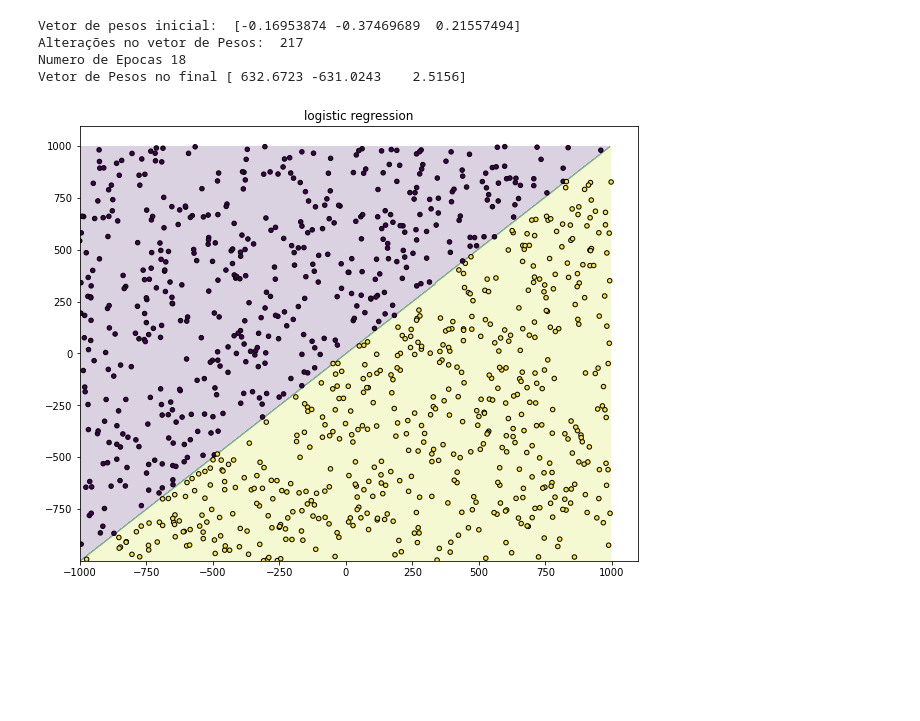
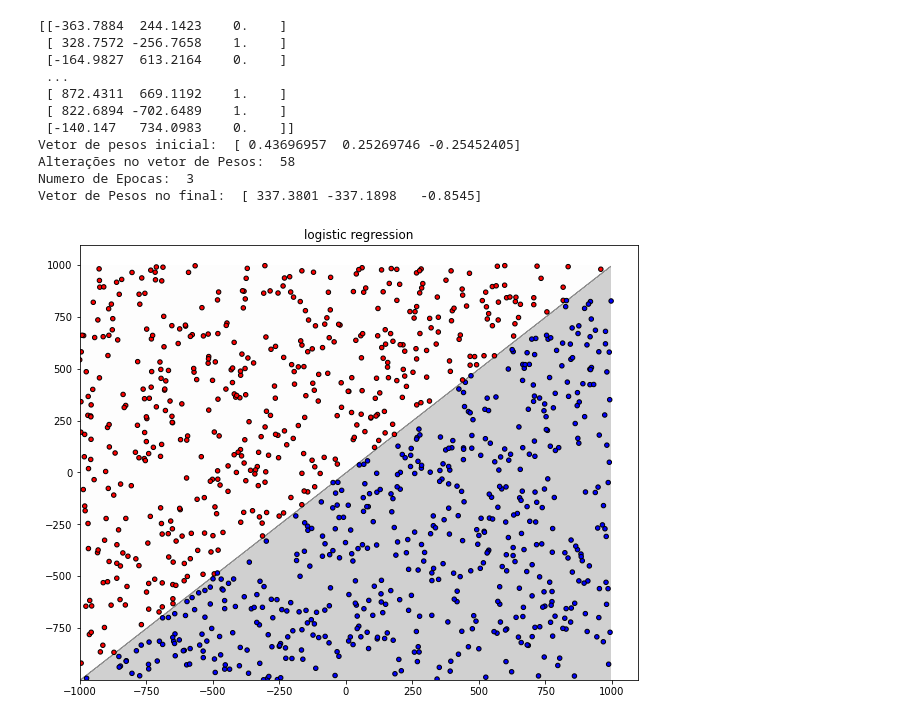
Before and after one commit to LucasLima21/perceptron-redesNeurais2020, a Jupyter notebook: src/secao2_1.ipynb, the cells around one changed output. Saved outputs shown, nothing was run; the diff lists cells and outputs as text; code cells hidden in the pictures; blank space fills up the shorter version.

Commit message:
Parte 2 do projeto, falta terminar markdown

```diff
--- a/src/secao2_1.ipynb
+++ b/src/secao2_1.ipynb
@@ -8,48 +16,58 @@ with open('data/dataAll.txt', 'rb') as file:
 
 dataAll = np.frombuffer(auxFile)
 dataAll.resize((int(len(dataAll)/3)), 3)
-
 X = dataAll[...,0:2] #[[x01,x02], ...]
 y = dataAll[...,2] #[[yd0], [yd1], ...]
 
-#adicionando x_0 no x(n)
+# #adicionando x_0 no x(n)
 X = np.insert(X, 2, 1, axis=1)
 
-
+#instanciando o neuronio, inserindo apenas a taxa de aprendizado
+# e os intervalos superior e inferior dos pesos
 n = Neuron(.1, -.5, .5)
 print("Vetor de pesos inicial: ",n.weightArray)
 n.fit(X, y)
 print("Alterações no vetor de Pesos: ", n.fitCountWeight)
-print("Numero de Epocas", n.epoch)
-print("Vetor de Pesos no final", np.around(n.weightArray,4))
+print("Numero de Epocas: ", n.epoch)
+print("Vetor de Pesos no final: ", np.around(n.weightArray,4))
 x = [i for i in range(-len(dataAll),len(dataAll))]
 line = [(n.weightArray[0]/n.weightArray[1]) * i * -1  - n.weightArray[2]/n.weightArray[0] for i in x]# calcula a reta y = mx + b
 # %% [output]
-Vetor de pesos inicial:  [-0.16953874 -0.37469689  0.21557494]
-Alterações no vetor de Pesos:  217
-Numero de Epocas 18
-Vetor de Pesos no final [ 632.6723 -631.0243    2.5156]
+[[-363.7884  244.1423    0.    ]
+ [ 328.7572 -256.7658    1.    ]
+ [-164.9827  613.2164    0.    ]
+ ...
+ [ 872.4311  669.1192    1.    ]
+ [ 822.6894 -702.6489    1.    ]
+ [-140.147   734.0983    0.    ]]
+Vetor de pesos inicial:  [ 0.43696957  0.25269746 -0.25452405]
+Alterações no vetor de Pesos:  58
+Numero de Epocas:  3
+Vetor de Pesos no final:  [ 337.3801 -337.1898   -0.8545]
 # %%
 x_min, x_max = X[:, 0].min() - 0.1, X[:, 0].max() + 0.1
 y_min, y_max = X[:, 1].min() - 0.1, X[:, 1].max() + 0.1
 xx, yy = np.meshgrid(np.arange(x_min, x_max, 5),
                      np.arange(y_min, y_max, 5))
 
 f, axarr = plt.subplots(1, 1, sharex='col', sharey='row', figsize=(10, 8))
+color = np.where(y == 0, 'r', 'b')
 
 for idx, clf, tt in zip([[0,0]],
                         [n],
                         ['logistic regression']):
 
     Z = clf.predict(np.c_[xx.ravel(), yy.ravel()])
     Z = np.array(Z)
     Z = Z.reshape(xx.shape)
 
     axarr.contourf(xx, yy, Z, alpha=0.2,cmap='Greys')
-    axarr.scatter(X[:, 0], X[:, 1], c=y,
-                  s=20, edgecolor='k',cmap='Greys')
+    axarr.scatter(X[:, 0], X[:, 1], c=color, s=20, edgecolor='k',cmap='Greys')
     axarr.set_title(tt)
 
+f.savefig('graph1.png')
 plt.show()
+#exportando a figura para por no markdown
+plt.close(f)
 # %% [output]
-[figure, old version]
+[figure, new version]
```
Also changed, not shown: parts of 1 cell of this notebook, 5 other files.
